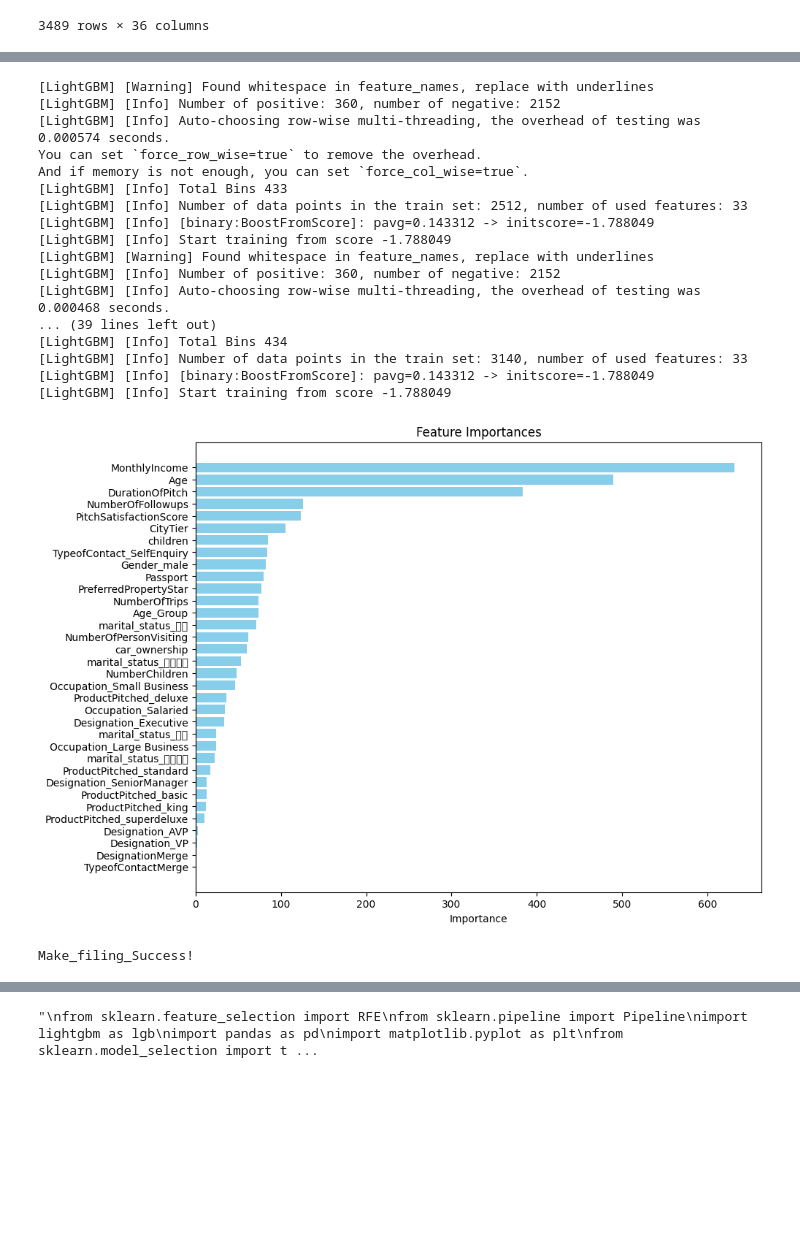
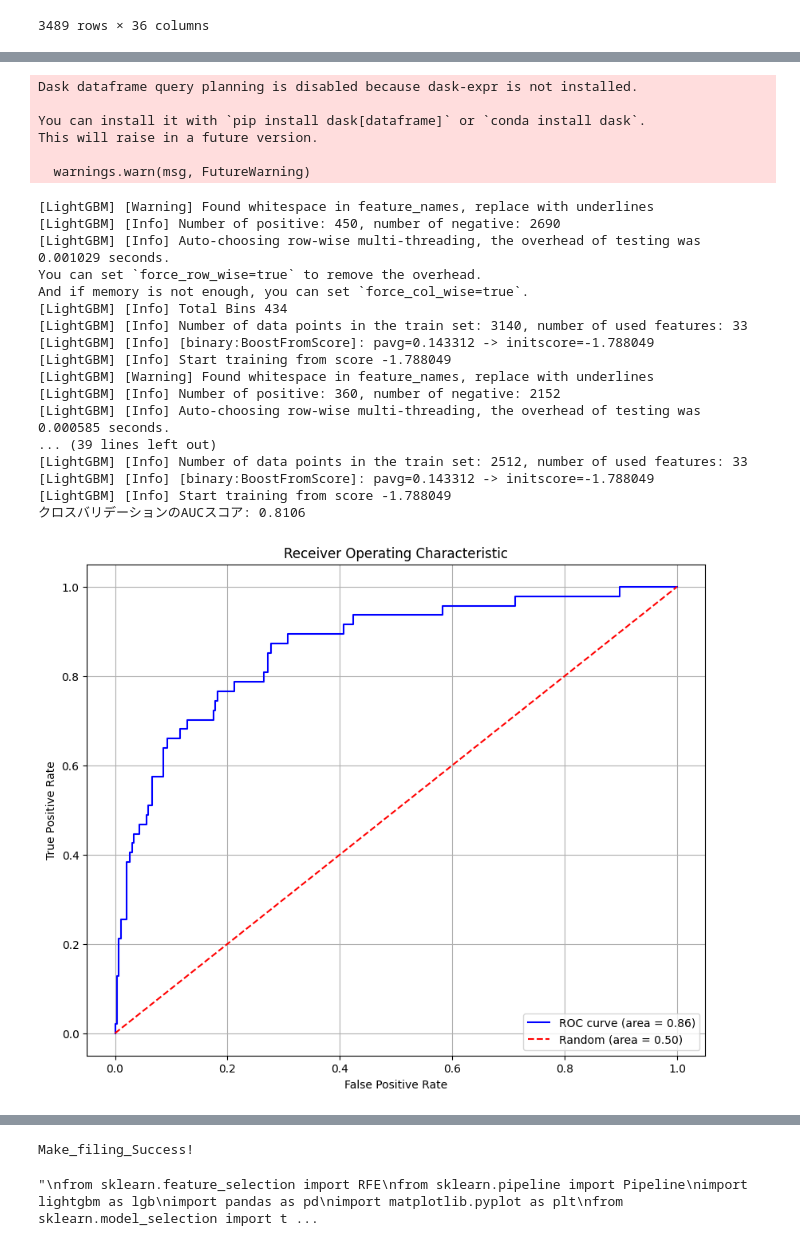
Before and after one commit to Ayamnko/mikanseii, a Jupyter notebook: SIGNATE_Cup2024.ipynb, the cells around one changed output, grey strips where cells are left out. Saved outputs shown, nothing was run; the diff lists cells and outputs as text; code cells hidden in the pictures; blank space fills up the shorter version.

```diff
--- a/SIGNATE_Cup2024.ipynb
+++ b/SIGNATE_Cup2024.ipynb
@@ -648,6 +665,7 @@ None
 [figure]
 # %%
-
+import matplotlib.pyplot as plt
+from sklearn.metrics import roc_curve, auc
 from sklearn.model_selection import train_test_split, cross_val_score
 import lightgbm as lgb
 from sklearn.metrics import roc_auc_score
@@ -669,13 +687,37 @@ model = lgb.LGBMClassifier(
     colsample_bytree=1.0, # デフォルト値
 )
 
+# モデルの訓練
+model.fit(X_train, y_train)
+
+
 # クロスバリデーションでAUCを評価
 cv_scores = cross_val_score(model, X_train, y_train, cv=5, scoring='roc_auc')
 
 print(f'クロスバリデーションのAUCスコア: {cv_scores.mean():.4f}')
 
-# モデルの訓練
-model.fit(X_train, y_train)
+# モデルの予測確率を取得
+y_proba = model.predict_proba(X_valid)[:, 1]
+
+# ROC曲線のデータを取得
+fpr, tpr, _ = roc_curve(y_valid, y_proba)
+roc_auc = auc(fpr, tpr)
+
+# ランダムな予測のROC曲線（直線）を作成
+random_fpr = [0, 1]
+random_tpr = [0, 1]
+random_auc = auc(random_fpr, random_tpr)
+
+# ROC曲線をプロット
+plt.figure(figsize=(10, 8))
+plt.plot(fpr, tpr, color='blue', label=f'ROC curve (area = {roc_auc:.2f})')
+plt.plot(random_fpr, random_tpr, color='red', linestyle='--', label=f'Random (area = {random_auc:.2f})')
+plt.xlabel('False Positive Rate')
+plt.ylabel('True Positive Rate')
+plt.title('Receiver Operating Characteristic')
+plt.legend(loc='lower right')
+plt.grid(True)
+plt.show()
 
 # 特徴量の重要度を表示
 importance = model.feature_importances_
@@ -765,49 +807,54 @@ model.fit(X_train_selected, y_train)
 importance = model.feature_importances_
 importance_df = pd.DataFrame({
     'feature': selected_features,
     'importance': importance
 }).sort_values(by='importance', ascending=False)
 
 # 特徴量の重要度をヒストグラムで表示
 plt.figure(figsize=(10, 8))
 plt.barh(importance_df['feature'], importance_df['importance'], color='skyblue')
 plt.xlabel('Importance')
 plt.title('Feature Importances')
 plt.gca().invert_yaxis()  # 降順に表示
 plt.show()
 
 # テストデータの予測
 test_features = test_df.drop(columns=['id', 'ProdTaken'])
 test_features_selected = test_features[selected_features]
 probabilities = model.predict_proba(test_features_selected)
 
 # IDと予測確率のDataFrameを作成
 output = pd.DataFrame({
     'id': test_df['id'],
     'probability': probabilities[:, 1]  # クラス1の確率
 })
 
 # CSVファイルとして保存（ヘッダー無し）
 output.to_csv('SignateCup2024.csv', index=False, header=False)
 print('Make_filing_Success!')
 '''
 # %% [output]
-[LightGBM] [Warning] Found whitespace in feature_names, replace with underlines
-[LightGBM] [Info] Number of positive: 360, number of negative: 2152
-[LightGBM] [Info] Auto-choosing row-wise multi-threading, the overhead of testing was 0.000574 seconds.
-You can set `force_row_wise=true` to remove the overhead.
-And if memory is not enough, you can set `force_col_wise=true`.
-[LightGBM] [Info] Total Bins 433
-[LightGBM] [Info] Number of data points in the train set: 2512, number of used features: 33
-[LightGBM] [Info] [binary:BoostFromScore]: pavg=0.143312 -> initscore=-1.788049
-[LightGBM] [Info] Start training from score -1.788049
-[LightGBM] [Warning] Found whitespace in feature_names, replace with underlines
-[LightGBM] [Info] Number of positive: 360, number of negative: 2152
-[LightGBM] [Info] Auto-choosing row-wise multi-threading, the overhead of testing was 0.000468 seconds.
-... (39 lines left out)
-[LightGBM] [Info] Total Bins 434
-[LightGBM] [Info] Number of data points in the train set: 3140, number of used features: 33
-[LightGBM] [Info] [binary:BoostFromScore]: pavg=0.143312 -> initscore=-1.788049
-[LightGBM] [Info] Start training from score -1.788049
+Dask dataframe query planning is disabled because dask-expr is not installed.
+
+You can install it with `pip install dask[dataframe]` or `conda install dask`.
+This will raise in a future version.
+
+  warnings.warn(msg, FutureWarning)
+[LightGBM] [Warning] Found whitespace in feature_names, replace with underlines
+[LightGBM] [Info] Number of positive: 450, number of negative: 2690
+[LightGBM] [Info] Auto-choosing row-wise multi-threading, the overhead of testing was 0.001029 seconds.
+You can set `force_row_wise=true` to remove the overhead.
+And if memory is not enough, you can set `force_col_wise=true`.
+[LightGBM] [Info] Total Bins 434
+[LightGBM] [Info] Number of data points in the train set: 3140, number of used features: 33
+[LightGBM] [Info] [binary:BoostFromScore]: pavg=0.143312 -> initscore=-1.788049
+[LightGBM] [Info] Start training from score -1.788049
+[LightGBM] [Warning] Found whitespace in feature_names, replace with underlines
+[LightGBM] [Info] Number of positive: 360, number of negative: 2152
+[LightGBM] [Info] Auto-choosing row-wise multi-threading, the overhead of testing was 0.000585 seconds.
+... (39 lines left out)
+[LightGBM] [Info] Number of data points in the train set: 2512, number of used features: 33
+[LightGBM] [Info] [binary:BoostFromScore]: pavg=0.143312 -> initscore=-1.788049
+[LightGBM] [Info] Start training from score -1.788049
+クロスバリデーションのAUCスコア: 0.8106
-[figure, old version]
+[figure, new version]
-Make_filing_Success!
@@ -814 +862,2 @@ Make_filing_Success!
-"\nfrom sklearn.feature_selection import RFE\nfrom sklearn.pipeline import Pipeline\nimport lightgbm as lgb\nimport pandas as pd\nimport matplotlib.pyplot as plt\nfrom sklearn.model_selection import t ...
+Make_filing_Success!
+"\nfrom sklearn.feature_selection import RFE\nfrom sklearn.pipeline import Pipeline\nimport lightgbm as lgb\nimport pandas as pd\nimport matplotlib.pyplot as plt\nfrom sklearn.model_selection import t ...
```
Also changed, not shown: parts of 4 cells of this notebook.
